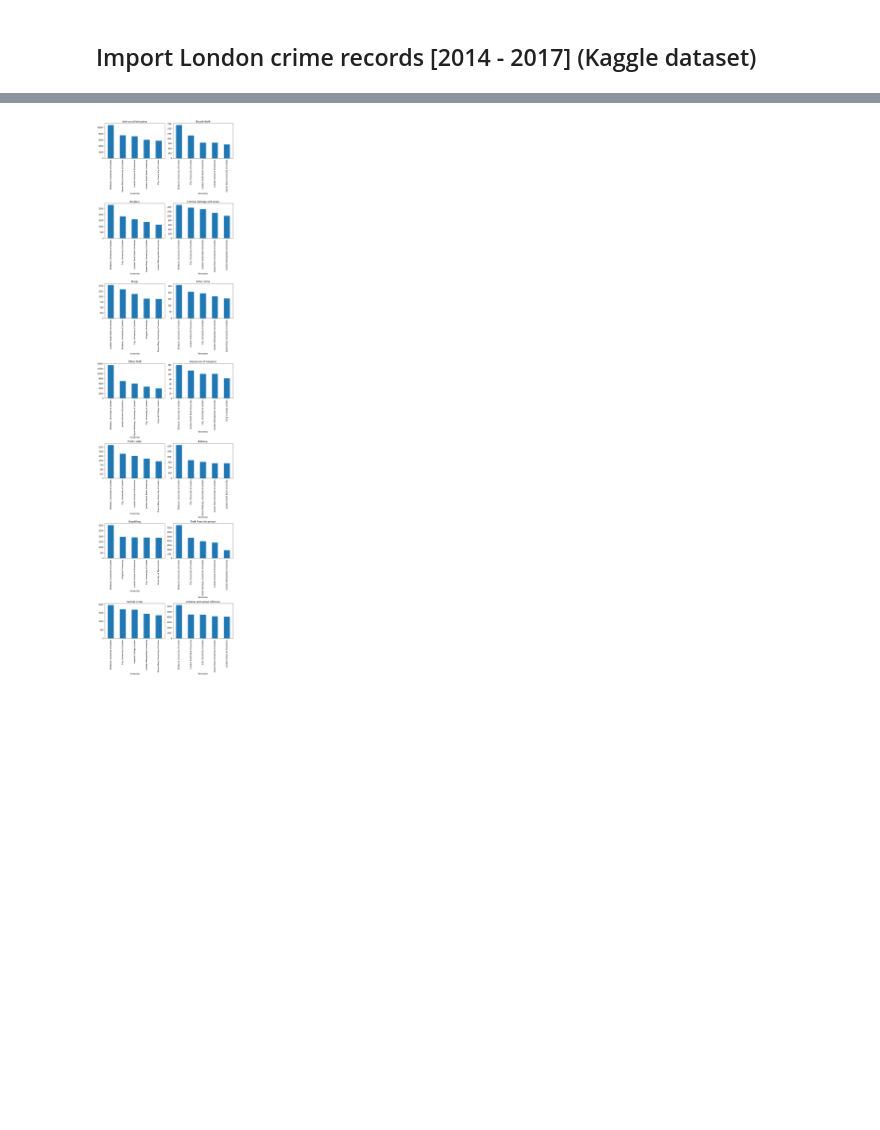
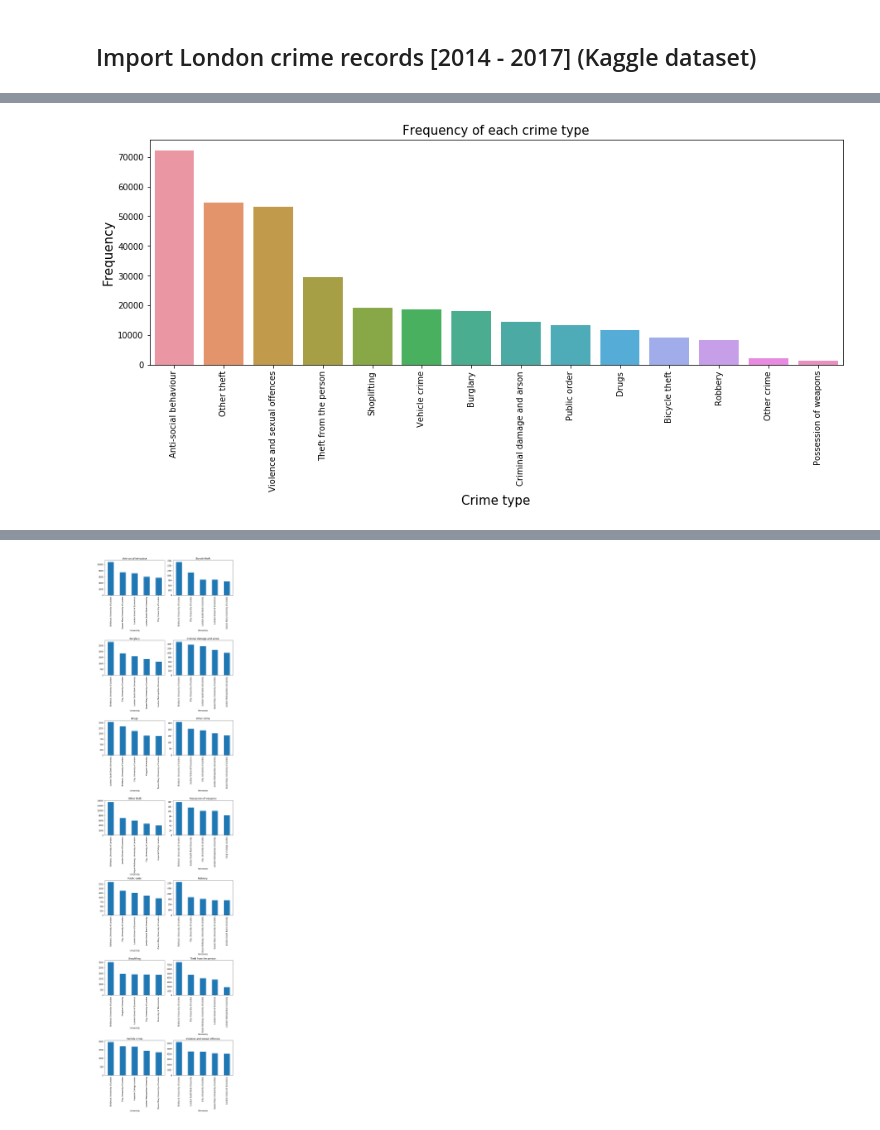
Before and after one commit to UdbT/The-Battle-of-Neighborhoods, a Jupyter notebook: London Clustering.ipynb, the cells around one changed output, grey strips where cells are left out. Drawn from its saved outputs; the diff is of its cells as text; code cells hidden in the pictures; blank space fills up the shorter version.

```diff
--- a/London Clustering.ipynb
+++ b/London Clustering.ipynb
@@ -238,0 +272,16 @@ print(len(crime_in_univer_area))
+# %%
+import matplotlib.pyplot as plt
+import seaborn as sns
+def draw_barchart(df, xcol, ycol, title):
+    fig = plt.figure(figsize=(15,5))
+    s=sns.barplot(x=xcol, y=ycol, data=df)
+    s.set_xticklabels(s.get_xticklabels(), rotation=90)
+    plt.title(title, fontsize=15)
+    plt.xlabel(xcol, fontsize=15)
+    plt.ylabel ("Frequency", fontsize=15)
+    plt.savefig(title+".png", dpi=300, bbox_inches = 'tight')
+    plt.show()
+# %%
+draw_barchart(crime_in_univer_area.groupby('Crime type').size().sort_values(ascending=False).reset_index(),'Crime type', 0, 'Frequency of each crime type')
+# %% [output]
+[figure, added]
```
Also changed, not shown: parts of 37 cells of this notebook, 8 other files.
